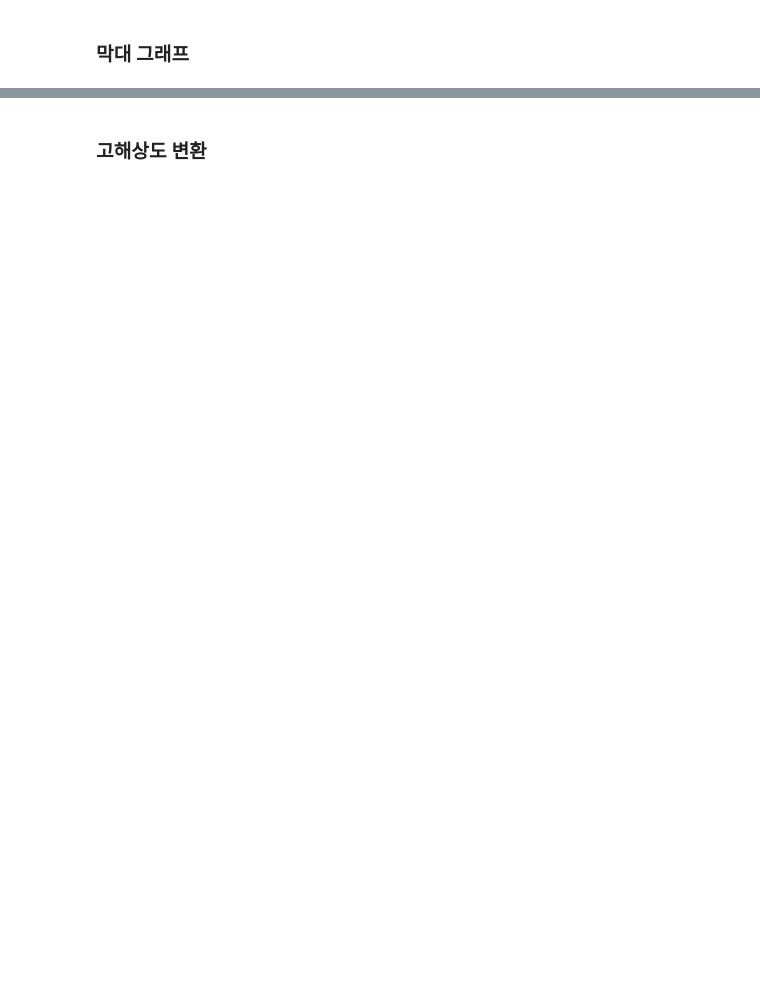
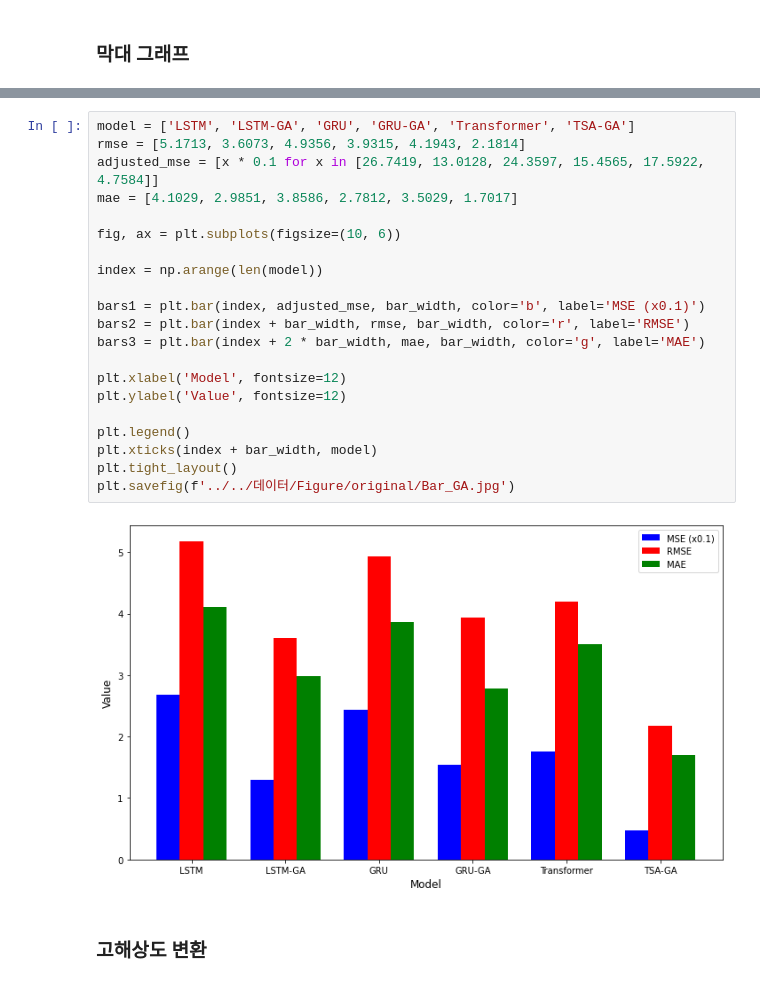
Before and after one commit to hakhyun0615/SCI_Journal, a Jupyter notebook: 코드/Analysis/analysis.ipynb, the cells around one changed output, grey strips where cells are left out. Saved outputs shown, nothing was run; the diff lists cells and outputs as text; blank space fills up the shorter version.

```diff
--- a/코드/Analysis/analysis.ipynb
+++ b/코드/Analysis/analysis.ipynb
@@ -168,3 +129,26 @@ for i, loss in enumerate(losses):
+# %%
+model = ['LSTM', 'LSTM-GA', 'GRU', 'GRU-GA', 'Transformer', 'TSA-GA']
+rmse = [5.1713, 3.6073, 4.9356, 3.9315, 4.1943, 2.1814]
+adjusted_mse = [x * 0.1 for x in [26.7419, 13.0128, 24.3597, 15.4565, 17.5922, 4.7584]]
+mae = [4.1029, 2.9851, 3.8586, 2.7812, 3.5029, 1.7017]
+
+fig, ax = plt.subplots(figsize=(10, 6))
+
+index = np.arange(len(model))
+
+bars1 = plt.bar(index, adjusted_mse, bar_width, color='b', label='MSE (x0.1)')
+bars2 = plt.bar(index + bar_width, rmse, bar_width, color='r', label='RMSE')
+bars3 = plt.bar(index + 2 * bar_width, mae, bar_width, color='g', label='MAE')
+
+plt.xlabel('Model', fontsize=12)
+plt.ylabel('Value', fontsize=12)
+
+plt.legend()
+plt.xticks(index + bar_width, model)
+plt.tight_layout()
+plt.savefig(f'../../데이터/Figure/original/Bar_GA.jpg')
+# %% [output]
+[figure, added]
 # %% [markdown]
 ### 고해상도 변환
 # %%
```
Also changed, not shown: parts of 6 cells of this notebook, 32 other files.
